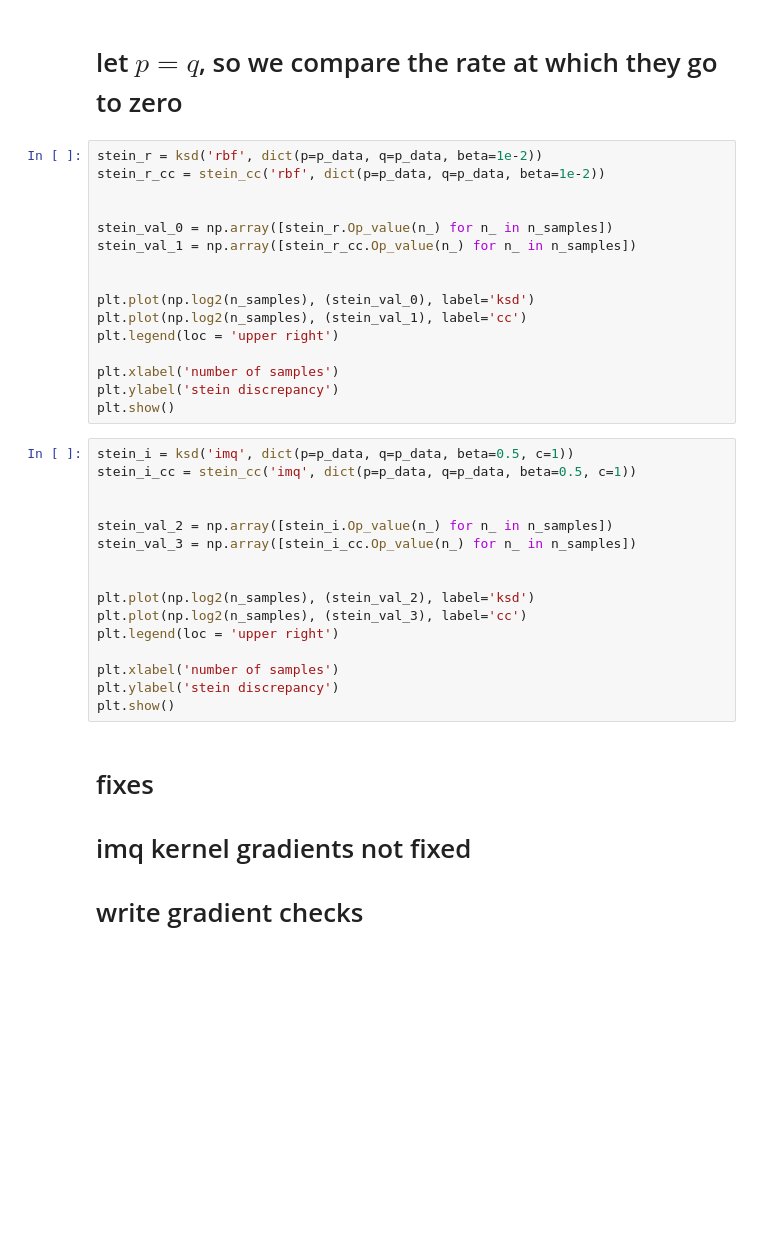
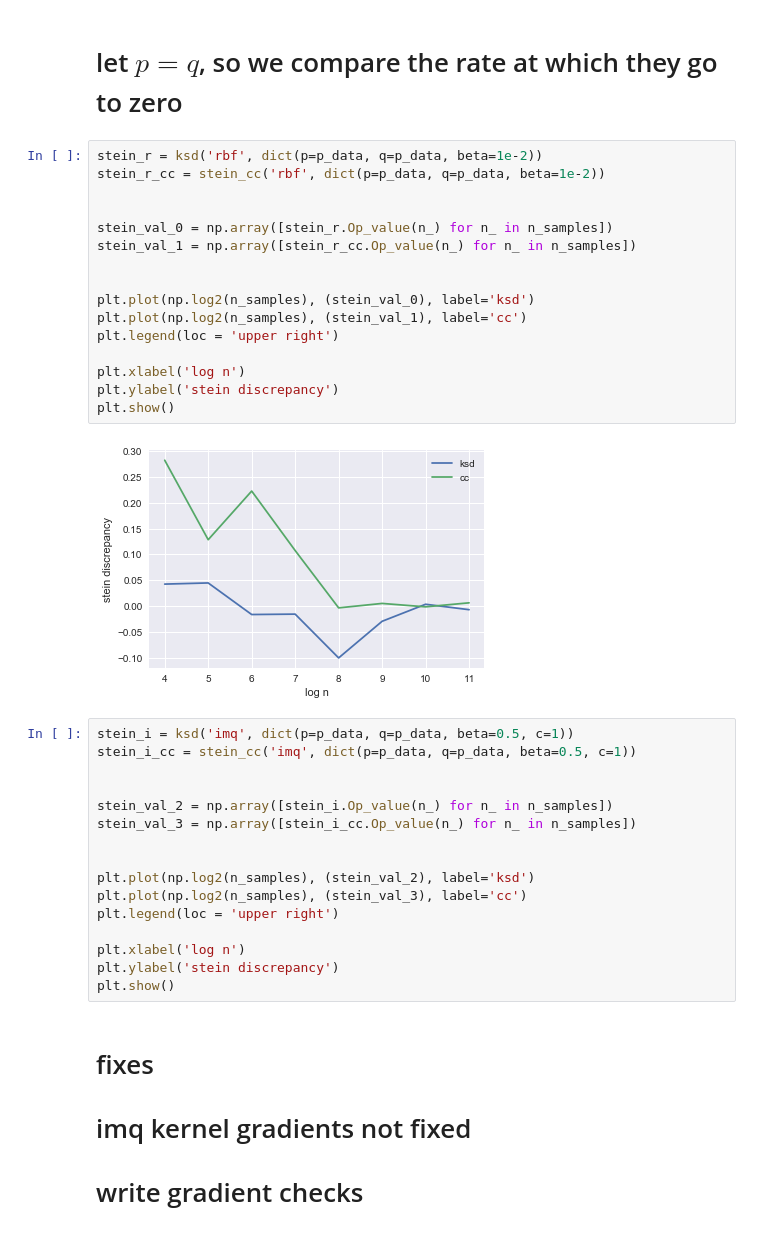
Before and after one commit to singhalrk/stein_ksd, a Jupyter notebook: Stein_Tests.ipynb, the cells around one changed output. Saved outputs shown, nothing was run; the diff lists cells and outputs as text; blank space fills up the shorter version.

```diff
--- a/Stein_Tests.ipynb
+++ b/Stein_Tests.ipynb
@@ -233,19 +233,21 @@ n_samples = 2**(np.arange(4, 12))
 # %%
 stein_r = ksd('rbf', dict(p=p_data, q=p_data, beta=1e-2))
 stein_r_cc = stein_cc('rbf', dict(p=p_data, q=p_data, beta=1e-2))
 
 
 stein_val_0 = np.array([stein_r.Op_value(n_) for n_ in n_samples])
 stein_val_1 = np.array([stein_r_cc.Op_value(n_) for n_ in n_samples])
 
 
 plt.plot(np.log2(n_samples), (stein_val_0), label='ksd')
 plt.plot(np.log2(n_samples), (stein_val_1), label='cc')
 plt.legend(loc = 'upper right')
 
-plt.xlabel('number of samples')
+plt.xlabel('log n')
 plt.ylabel('stein discrepancy')
 plt.show()
+# %% [output]
+[figure, added]
 # %%
 stein_i = ksd('imq', dict(p=p_data, q=p_data, beta=0.5, c=1))
 stein_i_cc = stein_cc('imq', dict(p=p_data, q=p_data, beta=0.5, c=1))
@@ -259,7 +261,7 @@ plt.plot(np.log2(n_samples), (stein_val_2), label='ksd')
 plt.plot(np.log2(n_samples), (stein_val_3), label='cc')
 plt.legend(loc = 'upper right')
 
-plt.xlabel('number of samples')
+plt.xlabel('log n')
 plt.ylabel('stein discrepancy')
 plt.show()
 # %% [markdown]
```
Also changed, not shown: parts of 6 cells of this notebook.
